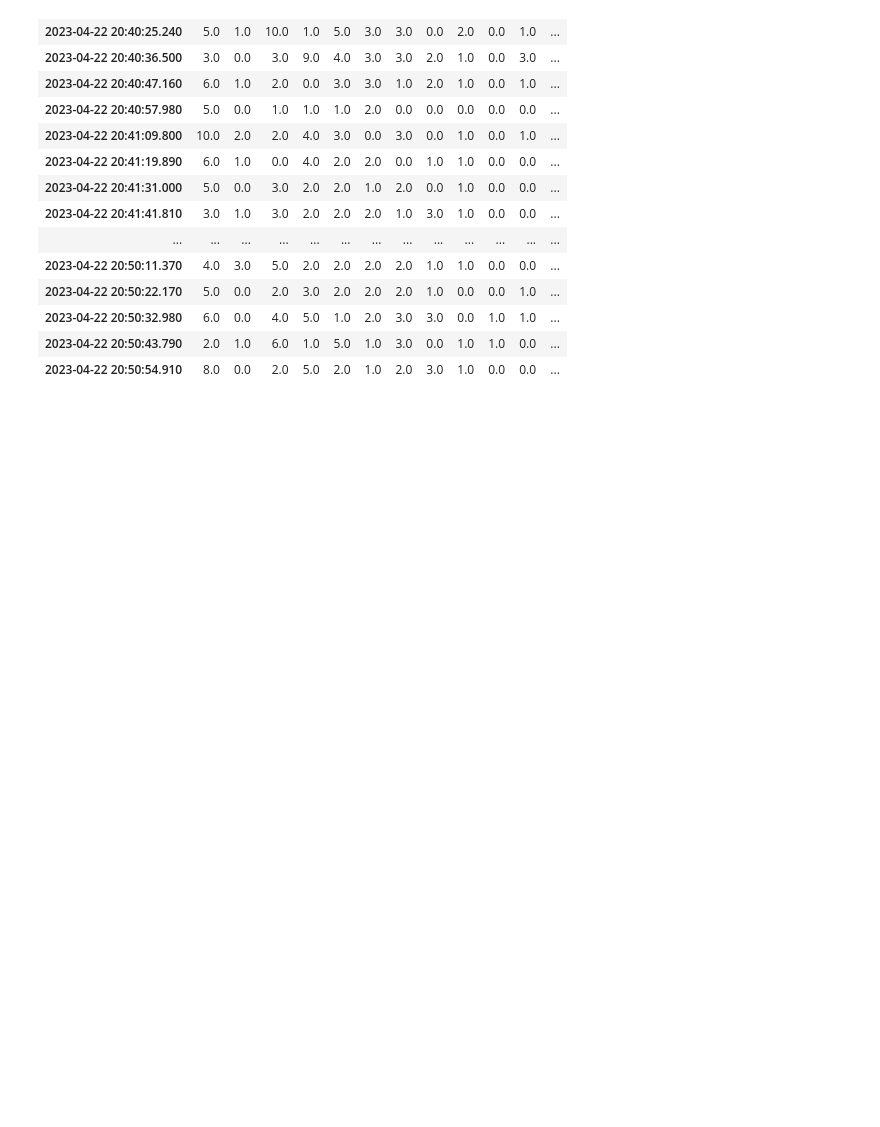
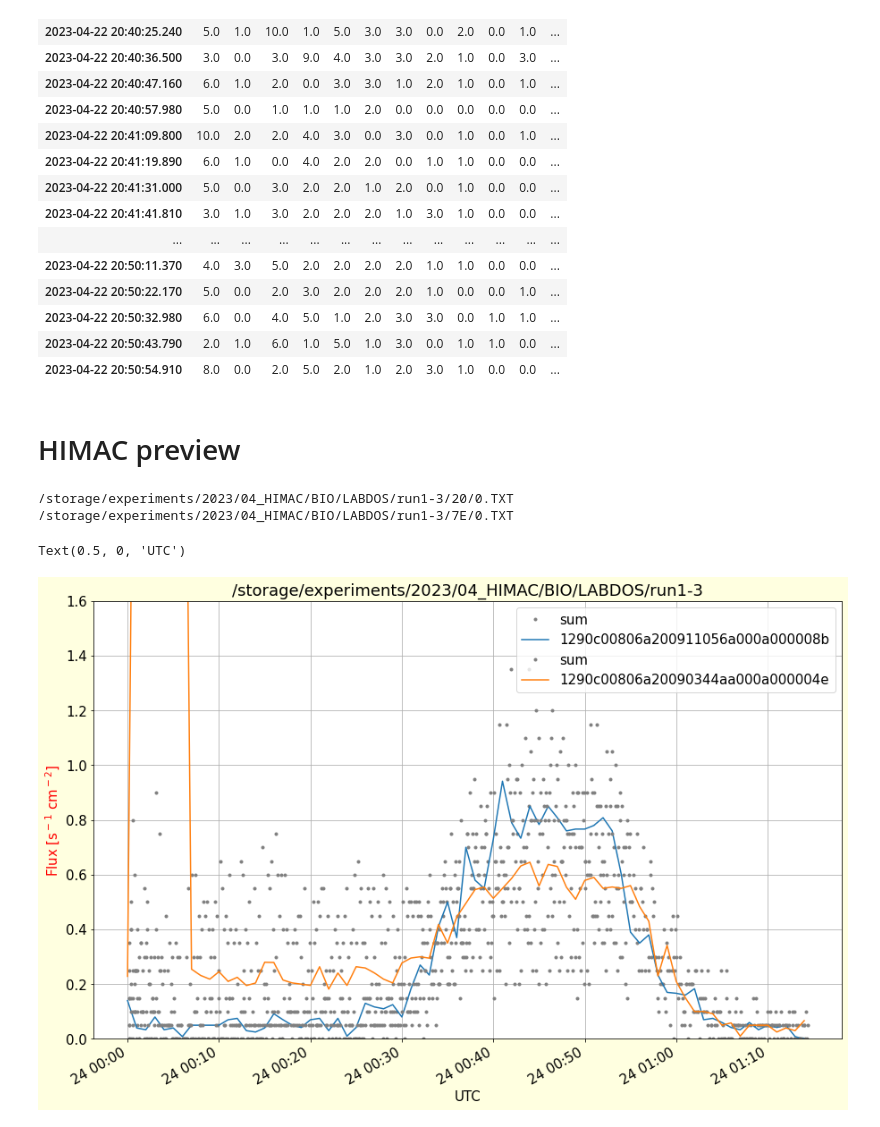
Before and after one commit to UniversalScientificTechnologies/LABDOS01, a Jupyter notebook: notebooks/flight_HIMAC2023.ipynb, the cells around one changed output. Cells and saved outputs as stored; diff of their text form; code cells hidden in the pictures; blank space fills up the shorter version.

Commit message:
HIMAC preview

```diff
--- a/notebooks/flight_HIMAC2023.ipynb
+++ b/notebooks/flight_HIMAC2023.ipynb
@@ -868,3 +868,70 @@ rc.loc['2023-04-22 20:40':'2023-04-22 20:50'].iloc[:,8:40]
 | 2023-04-22 20:50:32.980 | 6.0 | 0.0 | 4.0 | 5.0 | 1.0 | 2.0 | 3.0 | 3.0 | 0.0 | 1.0 | 1.0 | ... |
 | 2023-04-22 20:50:43.790 | 2.0 | 1.0 | 6.0 | 1.0 | 5.0 | 1.0 | 3.0 | 0.0 | 1.0 | 1.0 | 0.0 | ... |
 | 2023-04-22 20:50:54.910 | 8.0 | 0.0 | 2.0 | 5.0 | 2.0 | 1.0 | 2.0 | 3.0 | 1.0 | 0.0 | 0.0 | ... |
+# %% [markdown]
+# HIMAC preview
+# %%
+fto = '/storage/experiments/2023/04_HIMAC/BIO/LABDOS/run1-3'
+# %%
+ftt = glob.iglob(fto+"/**/*.TXT") # generator, search immediate subdirectories
+SWITCH_ON_TIMES = ['2023-04-24 0:0']
+
+plt.figure(figsize=(15,10), facecolor='lightyellow')
+matplotlib.rcParams.update({'font.size': 15})
+
+for f in ftt:
+    l=[]
+    l.extend(range(0,505))
+
+    df = pd.read_csv(f, sep=',', header=None, names=l, comment='*', low_memory=False)
+    df = df.reset_index(drop=True)
+    print(f)
+
+    df[2] = df[2].apply(pd.to_numeric, errors='coerce')
+
+    df['runtime'] = np.nan
+    df.loc[df[0]=='$HIST','seconds'] = df.loc[df[0]=='$HIST',2]
+    df.loc[df[0]=='$DOS','seconds'] = 0
+    df['runtime'] = df['seconds'].diff() * -1
+    rc = df.copy()
+
+    run = 0
+    rc['run'] = np.nan
+
+    try:
+        for x in rc.loc[rc[0]=='$DOS'].index:
+            rc.loc[x,'run'] = SWITCH_ON_TIMES[run]
+            run += 1
+    except:
+        pass
+    rc['run'].fillna(method="ffill", inplace=True)
+
+    rc[2] = pd.to_numeric(rc[2])
+    rc['time'] = pd.to_datetime(rc.run) + pd.to_timedelta(rc[2], unit='s')
+    rc.set_index(rc['time'], drop=False, inplace=True)
+
+    FIRST_CHANNEL = 9
+
+    rc['sum'] = rc[range(FIRST_CHANNEL,500)].sum(axis=1)/10/2
+
+    rc['sum'].plot(marker='.', linestyle='', color='gray')
+    rcc = rc.resample('1T').mean()
+    rcc['sum'].plot(label=str(rc.loc[rc[0]=='$DOS'][[6]].iloc[0,0]))
+
+    plt.ylim([0,1.6])
+
+plt.ylabel('Flux [s$^-$$^1$ cm$^-$$^2$]', color='red')
+plt.title(fto)
+plt.legend()
+plt.grid()
+plt.xlabel('UTC')
+
+#plt.twinx()
+
+#tele['Altitude'].plot(label='Altitude')
+#plt.ylabel('Altitude a.s.l. [ft]', color='blue')
+# %% [output]
+/storage/experiments/2023/04_HIMAC/BIO/LABDOS/run1-3/20/0.TXT
+/storage/experiments/2023/04_HIMAC/BIO/LABDOS/run1-3/7E/0.TXT
+Text(0.5, 0, 'UTC')
+[figure, added]
```
Also changed, not shown: parts of 1 cell of this notebook.
